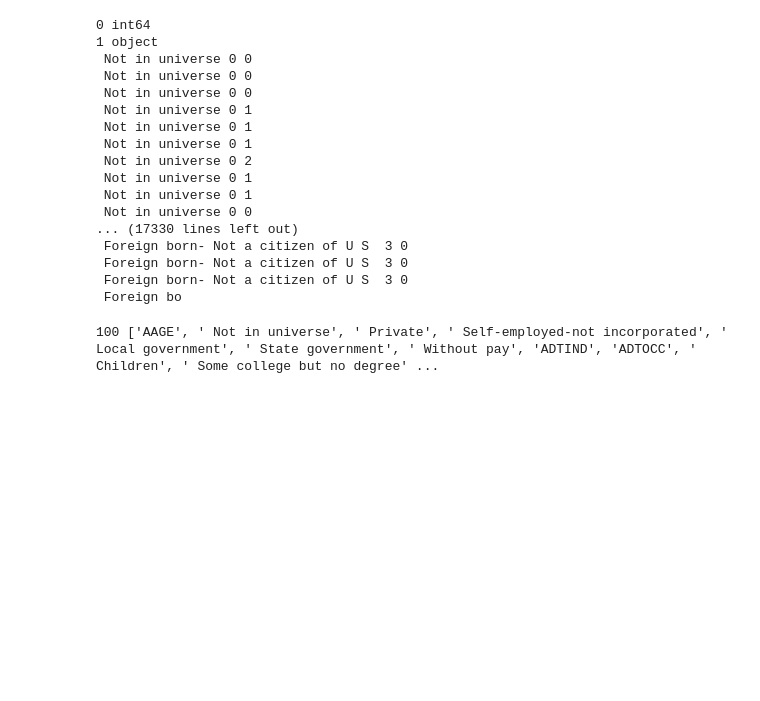
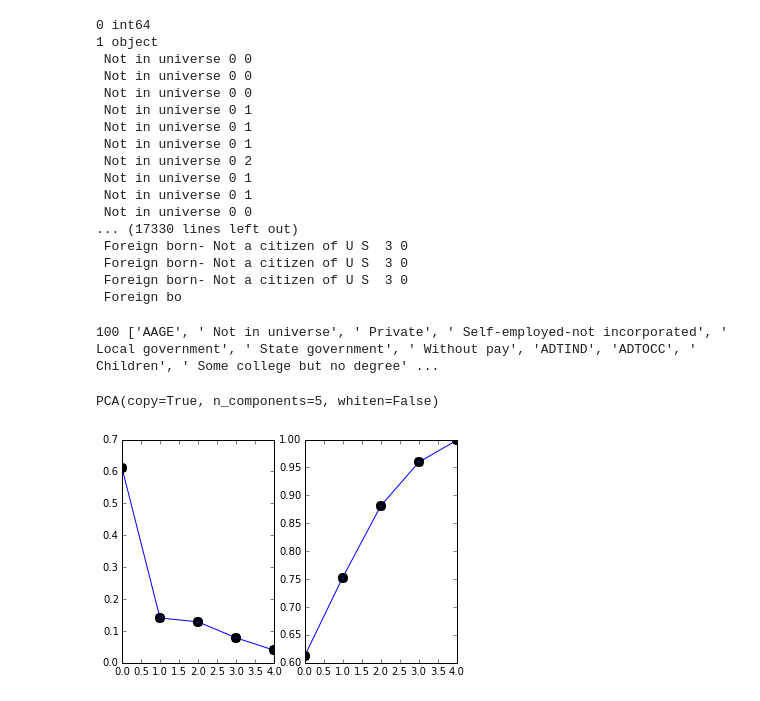
Before and after one commit to ggy/dataiku, a Jupyter notebook: DataAnalyse.ipynb, the cells around one changed output. Drawn from its saved outputs; the diff is of its cells as text; code cells hidden in the pictures; blank space fills up the shorter version.

```diff
--- a/DataAnalyse.ipynb
+++ b/DataAnalyse.ipynb
@@ -32,7 +32,7 @@ rr_10000 = rr.ix[rows]
 rr_10000;
 # %%
 clf = RandomForestClassifier(n_estimators=10)
-X = rr_100[range(41)];
+X = rr_100[range(42)];
 Y = rr_100[41];
 # %%
 Data = pd.DataFrame()
@@ -94,3 +94,17 @@ Y = Y.factorize()[0]
 clf = DecisionTreeClassifier(max_depth=None, min_samples_split=1, random_state=0)
 fit = clf.fit(X, Y)
 scores = clf.score(X, Y)
+# %%
+from sklearn.decomposition import PCA
+pca = PCA(n_components=5)
+pca.fit(X)
+# %% [output]
+PCA(copy=True, n_components=5, whiten=False)
+# %%
+plt.subplot(1,2,1)
+plt.plot(list(pca.explained_variance_ratio_), marker="o", markeredgewidth=4)
+plt.subplot(1,2,2)
+plt.plot(np.cumsum(list(pca.explained_variance_ratio_)), marker="o", markeredgewidth=4)
+plt.show()
+# %% [output]
+[figure, added]
```
Also changed, not shown: parts of 9 cells of this notebook.
